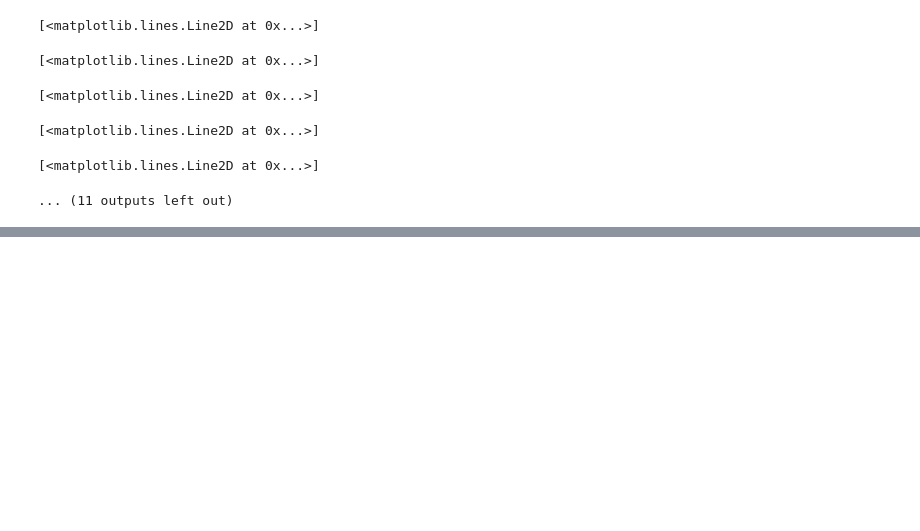
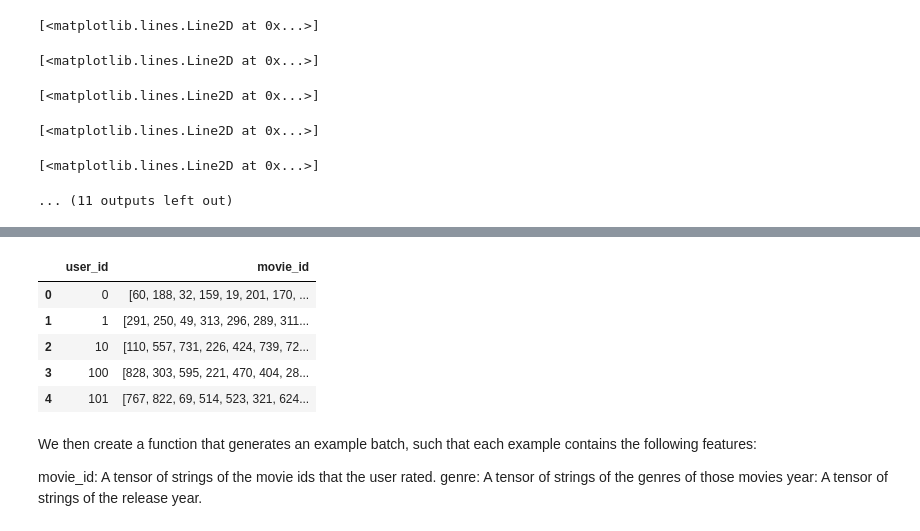
Before and after one commit to GauriMahangare/crs_ds, a Jupyter notebook: notebooks/03_Models/04_recommendation_collaborative.ipynb, the cells around one changed output, grey strips where cells are left out. Drawn from its saved outputs; the diff is of its cells as text; code cells hidden in the pictures; blank space fills up the shorter version.

```diff
--- a/models/04_recommendation_collaborative.ipynb
+++ b/notebooks/03_Models/04_recommendation_collaborative.ipynb
@@ -1661,0 +1667,18 @@ plt.show()
+# %%
+rated_movies = (ratings[["user_id", "movie_id"]]
+                .groupby("user_id", as_index=False)
+                .aggregate(lambda x: list(x)))
+rated_movies.head()
+# %% [output]
+|  | user_id | movie_id |
+| 0 | 0 | [60, 188, 32, 159, 19, 201, 170, ... |
+| 1 | 1 | [291, 250, 49, 313, 296, 289, 311... |
+| 2 | 10 | [110, 557, 731, 226, 424, 739, 72... |
+| 3 | 100 | [828, 303, 595, 221, 470, 404, 28... |
+| 4 | 101 | [767, 822, 69, 514, 523, 321, 624... |
+# %% [markdown]
+We then create a function that generates an example batch, such that each example contains the following features:
+
+movie_id: A tensor of strings of the movie ids that the user rated.
+genre: A tensor of strings of the genres of those movies
+year: A tensor of strings of the release year.
```
Also changed, not shown: parts of 8 cells of this notebook, 29 other files.
